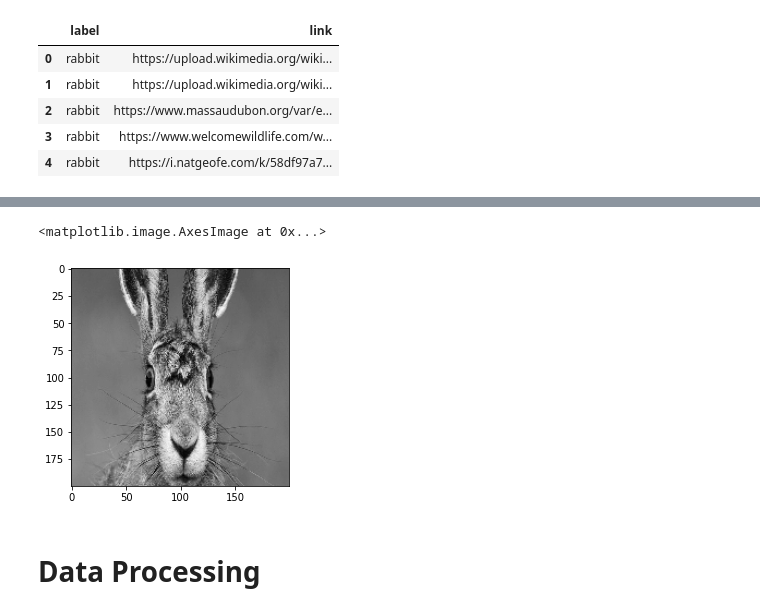
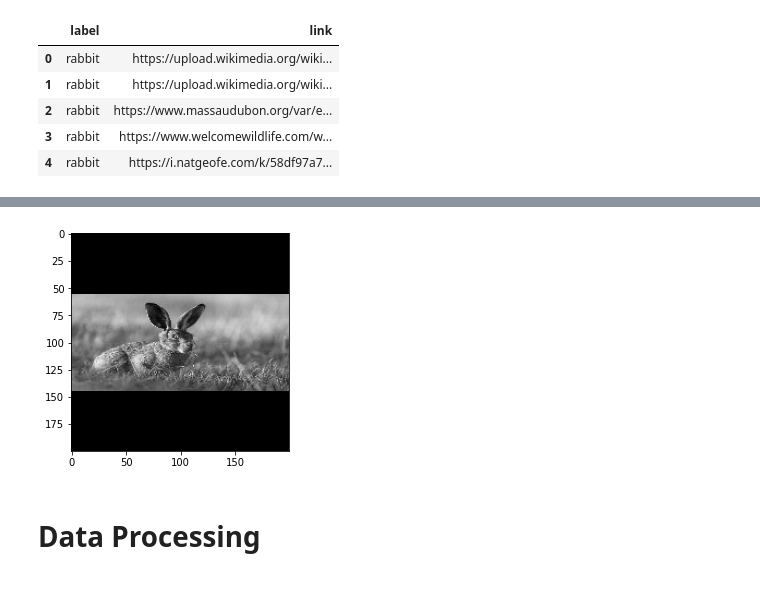
Before and after one commit to urmzd/lepus-classifier, a Jupyter notebook: src/rc_e1.ipynb, the cells around one changed output, grey strips where cells are left out. Drawn from its saved outputs; the diff is of its cells as text; code cells hidden in the pictures.

Commit message:
Output all images

```diff
--- a/src/rc_e1.ipynb
+++ b/src/rc_e1.ipynb
@@ -218,9 +218,10 @@ x, y = get_x_y(data)
 # image = cv2.normalize(image, None, alpha=0, beta=1, norm_type=cv2.NORM_MINMAX, dtype=cv2.CV_32F)
 # logger.info(image.shape)
 # logger.info(image.dtype)
-image = get_processed_x_y(x, y)[0][-20]
-logger.info(f"DIMENSIONS: {image.shape} ")
-logger.info(f"MIN:  {np.min(image)}")
-logger.info(f"MAX:  {np.max(image)}")
-plt.imshow(image, cmap="gray")
+dataset = get_processed_x_y(x, y)
+for image in dataset[0]:
+  logger.info(f"DIMENSIONS: {image.shape} ")
+  logger.info(f"MIN:  {np.min(image)}")
+  logger.info(f"MAX:  {np.max(image)}")
+  plt.imshow(image, cmap="gray")
 # %% [output]
@@ -230,4 +245,3 @@ plt.imshow(image, cmap="gray")
-<matplotlib.image.AxesImage at 0x...>
-[figure, old version]
+[figure, new version]
 # %% [markdown]
 # Data Processing
```
Also changed, not shown: parts of 1 cell of this notebook.
